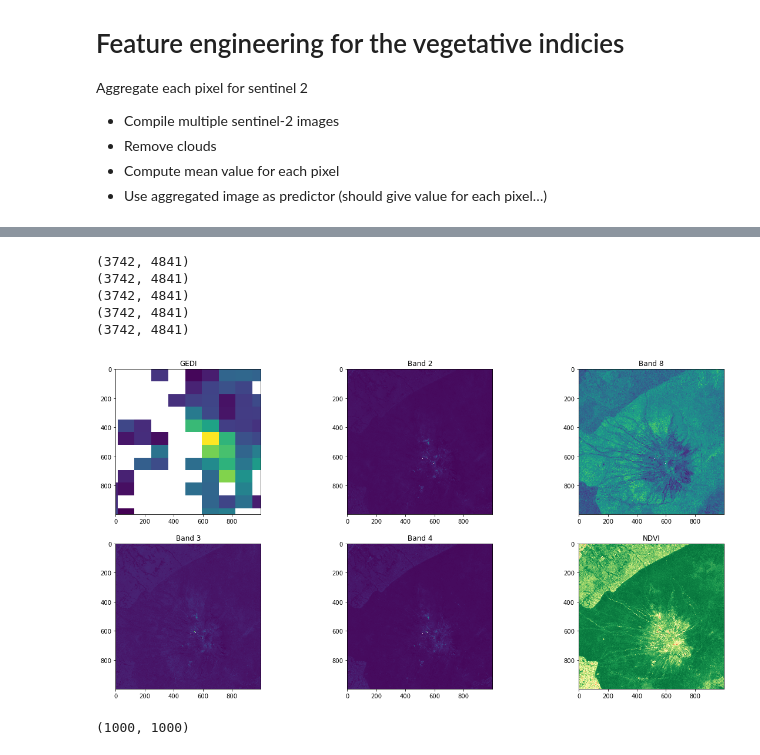
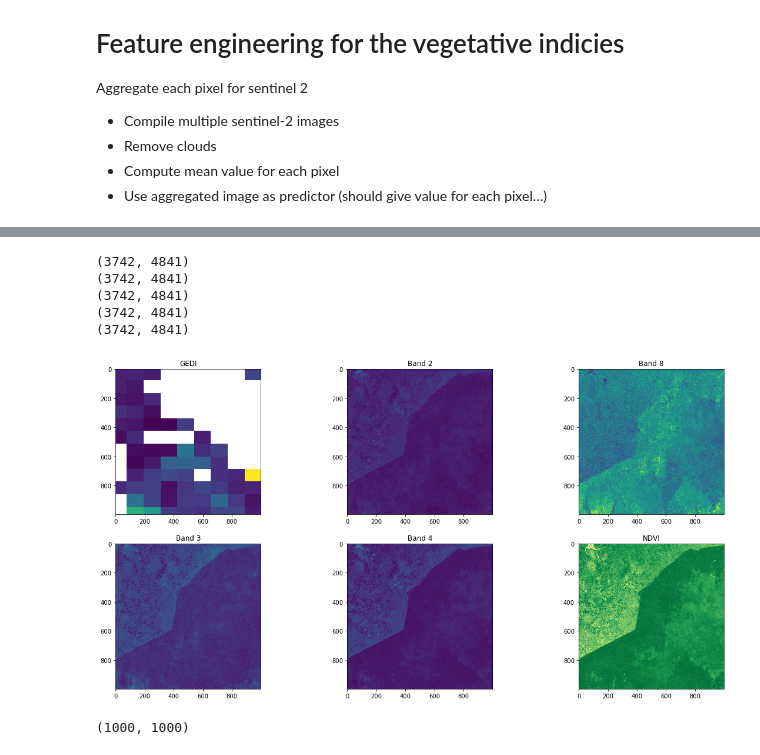
Before and after one commit to caseyslaught/duke-esda-forest-project, a Jupyter notebook: KT_project.ipynb, the cells around one changed output, grey strips where cells are left out. Cells and saved outputs as stored; diff of their text form; code cells hidden in the pictures.

```diff
--- a/KT_project.ipynb
+++ b/KT_project.ipynb
@@ -604,7 +605,7 @@ from rasterio.windows import Window
 import numpy as np
 
 #NDVI
-window = Window(1000, 1000, 1000,  1000)
+window = Window(1400, 400, 1000,  1000)
 red = rasterio.open("/shared_space/G1/s2/B04_composite.tif").read(1, masked=True, window=window)
 nir = rasterio.open("/shared_space/G1/s2/B08_composite.tif").read(1, masked=True, window=window)
 
@@ -626,7 +627,7 @@ import numpy.ma as ma
 import rasterio
 from rasterio.windows import Window
 gedi_output = "/shared_space/G1/gedi/gedi_cropped_10m_res.tif"
-window = Window(1000, 1000, 1000,  1000)
+#window = Window(1000, 1000, 1000,  1000)
 
 fig, axes = plt.subplots(2, 3, figsize=(20, 10))
 
@@ -636,46 +637,44 @@ with rasterio.open(gedi_output) as gedi_src:
     axes[0,0].imshow(gedi_data)
     axes[0,0].set_title("GEDI")
 
-
 with rasterio.open("/shared_space/G1/s2/B02_composite.tif") as b2_src:
     print(b2_src.shape)
     b2_data = b2_src.read(1, masked=True, window=window)
     b2_data[b2_data > 8000] = ma.masked
     axes[0,1].imshow(b2_data)
     axes[0,1].set_title("Band 2")
-
 
 with rasterio.open("/shared_space/G1/s2/B03_composite.tif") as b3_src:
     print(b3_src.shape)
     b3_data = b3_src.read(1, masked=True, window=window)
     b3_data[b3_data > 8000] = ma.masked
     axes[1,0].imshow(b3_data)
     axes[1,0].set_title("Band 3")
 
 with rasterio.open("/shared_space/G1/s2/B04_composite.tif") as b4_src:
     print(b4_src.shape)
     b4_data = b4_src.read(1, masked=True, window=window)
     b4_data[b4_data > 8000] = ma.masked
     axes[1,1].imshow(b4_data)
     axes[1,1].set_title("Band 4")
 
 with rasterio.open("/shared_space/G1/s2/B08_composite.tif") as b8_src:
     print(b8_src.shape)
     b8_data = b8_src.read(1, masked=True, window=window)
     b8_data[b8_data > 8000] = ma.masked
     axes[0,2].imshow(b8_data)
     axes[0,2].set_title("Band 8")
 
 axes[1,2].imshow(ndvi_data, cmap="RdYlGn")
 axes[1,2].set_title("NDVI")
 plt.show()
 # %% [output]
 (3742, 4841)
 (3742, 4841)
 (3742, 4841)
 (3742, 4841)
 (3742, 4841)
-[figure, old version]
+[figure, new version]
 # %%
 mask = np.ma.getmaskarray(gedi_data)
 mask.shape
```
Also changed, not shown: parts of 6 cells of this notebook, 3 other files.
